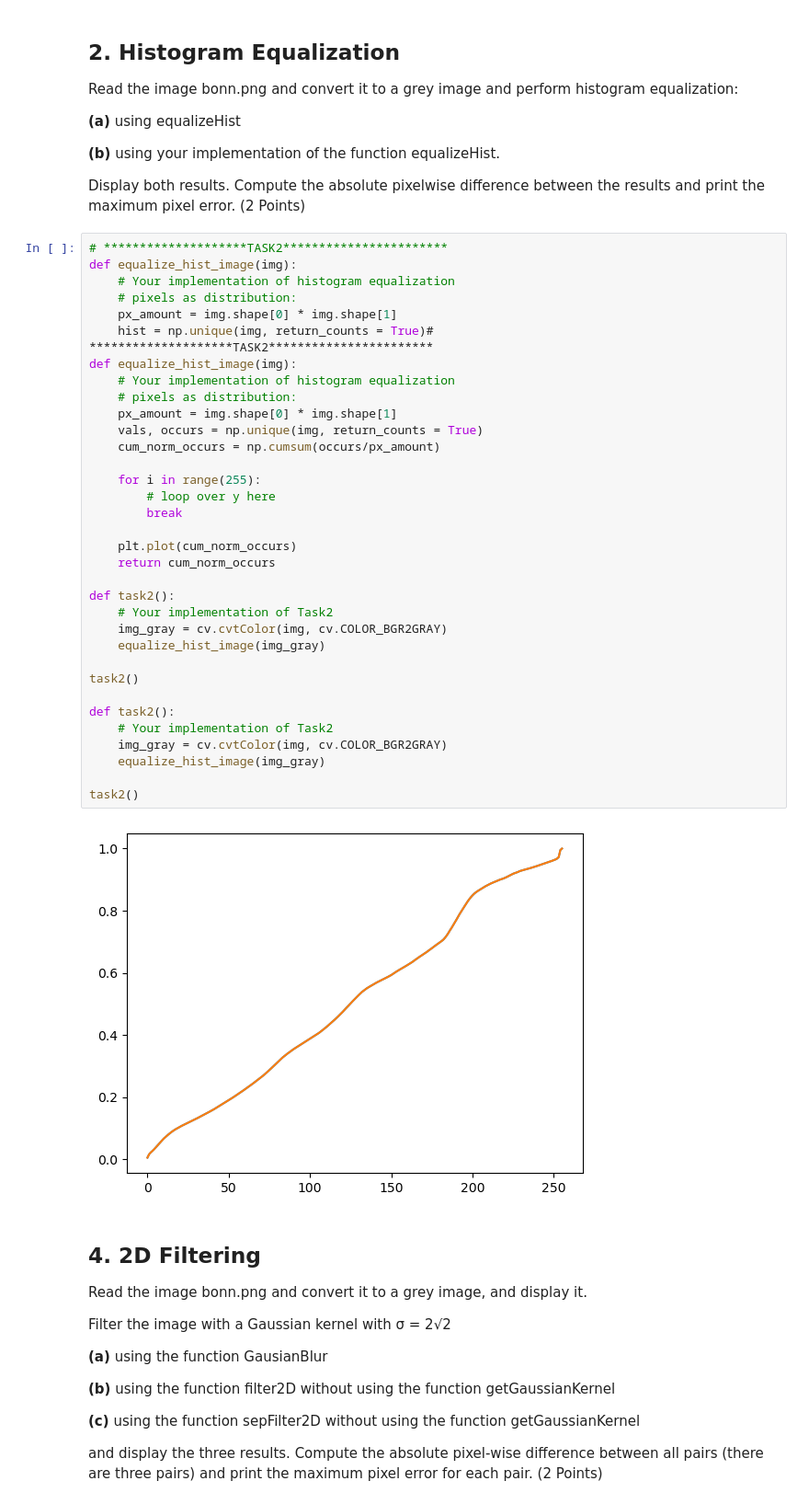
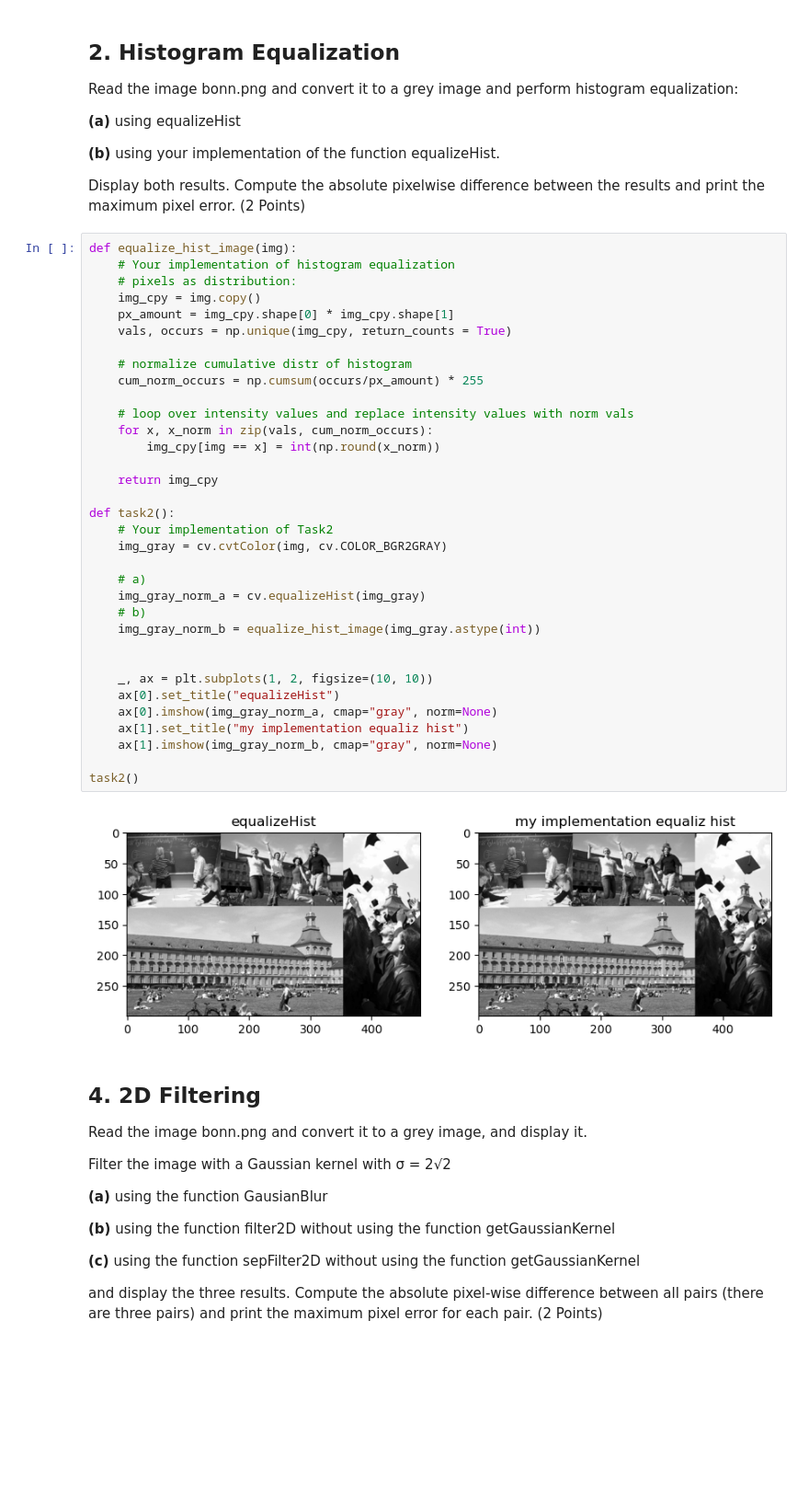
Before and after one commit to Patschwemm/CV_Course, a Jupyter notebook: Sheet01/sheet01.ipynb, the cells around one changed output. Shown at 92% size. Saved outputs shown, nothing was run; the diff lists cells and outputs as text; blank space fills up the shorter version.

```diff
--- a/Sheet01/sheet01.ipynb
+++ b/Sheet01/sheet01.ipynb
@@ -109,42 +109,42 @@ Read the image bonn.png and convert it to a grey image and perform histogram equ
 **(b)** using your implementation of the function equalizeHist.
 
 Display both results. Compute the absolute pixelwise difference between the results and print the maximum pixel error. (2 Points)
-# %%
-# ********************TASK2***********************
-def equalize_hist_image(img):
-    # Your implementation of histogram equalization
-    # pixels as distribution:
-    px_amount = img.shape[0] * img.shape[1]
-    hist = np.unique(img, return_counts = True)# ********************TASK2***********************
-def equalize_hist_image(img):
-    # Your implementation of histogram equalization
-    # pixels as distribution:
-    px_amount = img.shape[0] * img.shape[1]
-    vals, occurs = np.unique(img, return_counts = True)
-    cum_norm_occurs = np.cumsum(occurs/px_amount)
-
-    for i in range(255):
-        # loop over y here
-        break
-
-    plt.plot(cum_norm_occurs)
-    return cum_norm_occurs
-
-def task2():
-    # Your implementation of Task2
-    img_gray = cv.cvtColor(img, cv.COLOR_BGR2GRAY)
-    equalize_hist_image(img_gray)
-
-task2()
-
-def task2():
-    # Your implementation of Task2
-    img_gray = cv.cvtColor(img, cv.COLOR_BGR2GRAY)
-    equalize_hist_image(img_gray)
-
-task2()
-# %% [output]
-[figure, removed]
+# %%
+def equalize_hist_image(img):
+    # Your implementation of histogram equalization
+    # pixels as distribution:
+    img_cpy = img.copy()
+    px_amount = img_cpy.shape[0] * img_cpy.shape[1]
+    vals, occurs = np.unique(img_cpy, return_counts = True)
+
+    # normalize cumulative distr of histogram
+    cum_norm_occurs = np.cumsum(occurs/px_amount) * 255
+
+    # loop over intensity values and replace intensity values with norm vals
+    for x, x_norm in zip(vals, cum_norm_occurs):
+        img_cpy[img == x] = int(np.round(x_norm))
+
+    return img_cpy
+
+def task2():
+    # Your implementation of Task2
+    img_gray = cv.cvtColor(img, cv.COLOR_BGR2GRAY)
+
+    # a)
+    img_gray_norm_a = cv.equalizeHist(img_gray)
+    # b)
+    img_gray_norm_b = equalize_hist_image(img_gray.astype(int))
+
+
+    _, ax = plt.subplots(1, 2, figsize=(10, 10))
+    ax[0].set_title("equalizeHist")
+    ax[0].imshow(img_gray_norm_a, cmap="gray", norm=None)
+    ax[1].set_title("my implementation equaliz hist")
+    ax[1].imshow(img_gray_norm_b, cmap="gray", norm=None)
+
+task2()
+# %% [output]
+[figure, added]
 # %% [markdown]
 ## 4. 2D Filtering
 Read the image bonn.png and convert it to a grey image, and display it.
```
Also changed, not shown: parts of 7 cells of this notebook, 1 other file.
